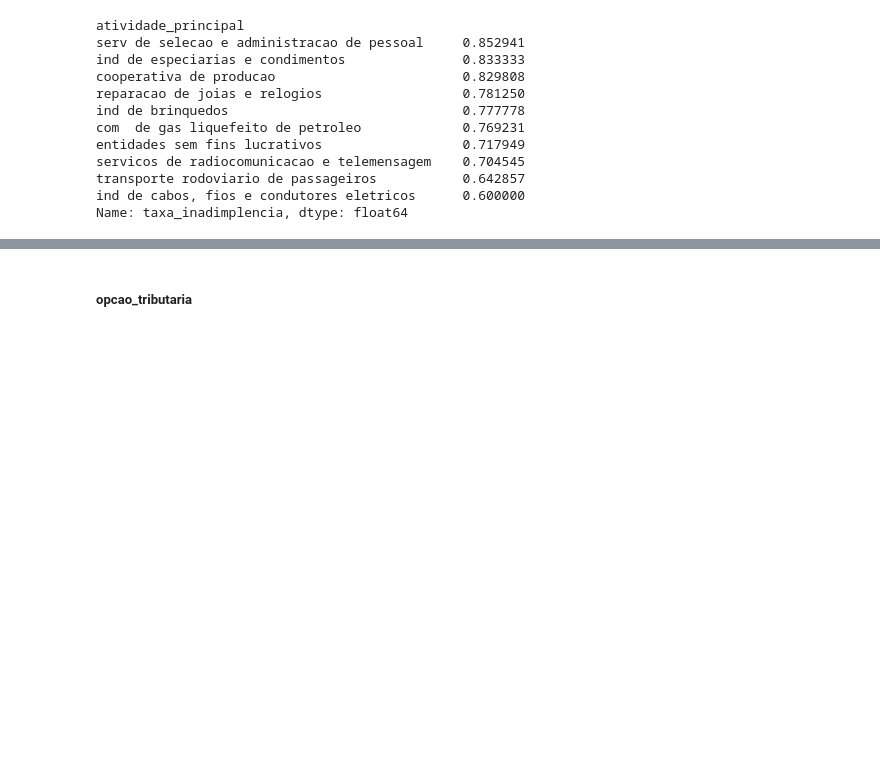
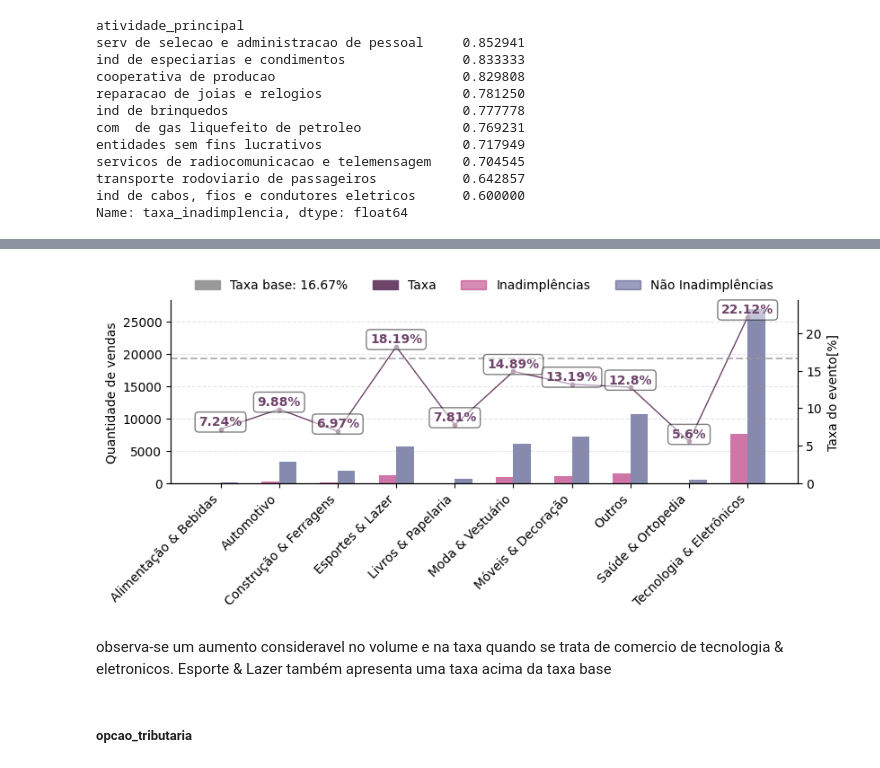
Before and after one commit to natfaria/x_health, a Jupyter notebook: notebooks/analise_exploratoria.ipynb, the cells around one changed output, grey strips where cells are left out. Cells and saved outputs as stored; diff of their text form; code cells hidden in the pictures; blank space fills up the shorter version.

```diff
--- a/notebooks/analise_exploratoria.ipynb
+++ b/notebooks/analise_exploratoria.ipynb
@@ -771,0 +765,6 @@ plot_distribuicao_bivariada(df=df_correlacao, variavel_analise=var_analise_agrup
+# %%
+# Filtrar os valores da coluna 'atividade_principal' que começam com "com de"
+df_correlacao_filtrado = df_correlacao[df_correlacao['atividade_principal'].str.startswith("com de", na=False)]
+
+# Exibir os resultados
+print(df_correlacao_filtrado['atividade_principal'].unique())
@@ -771,0 +789,6 @@ plot_distribuicao_bivariada(df=df_correlacao, variavel_analise=var_analise_agrup
+# %%
+# Agrupar por tipo de comércio no DataFrame
+df_correlacao_filtrado['tipo_comercio_agrup'] = agrupar_tipo_comercio(df, variavel_analise)
+
+# Exibir as contagens
+print(df_correlacao_filtrado['tipo_comercio_agrup'].value_counts())
@@ -772,3 +808,9 @@ plot_distribuicao_bivariada(df=df_correlacao, variavel_analise=var_analise_agrup
+# %%
+plot_distribuicao_bivariada(df=df_correlacao_filtrado, variavel_analise='tipo_comercio_agrup', nom_variavel_conceito=inadimplencia, taxa_evento=taxa_inadimplencia, figsize=(9,3))
+# %% [output]
+[figure, added]
+# %% [markdown]
+observa-se um aumento consideravel no volume e na taxa quando se trata de comercio de tecnologia & eletronicos. Esporte & Lazer também apresenta uma taxa acima da taxa base
 # %% [markdown]
 ##### opcao_tributaria
 # %%
```
Also changed, not shown: parts of 14 cells of this notebook, 15 other files.
